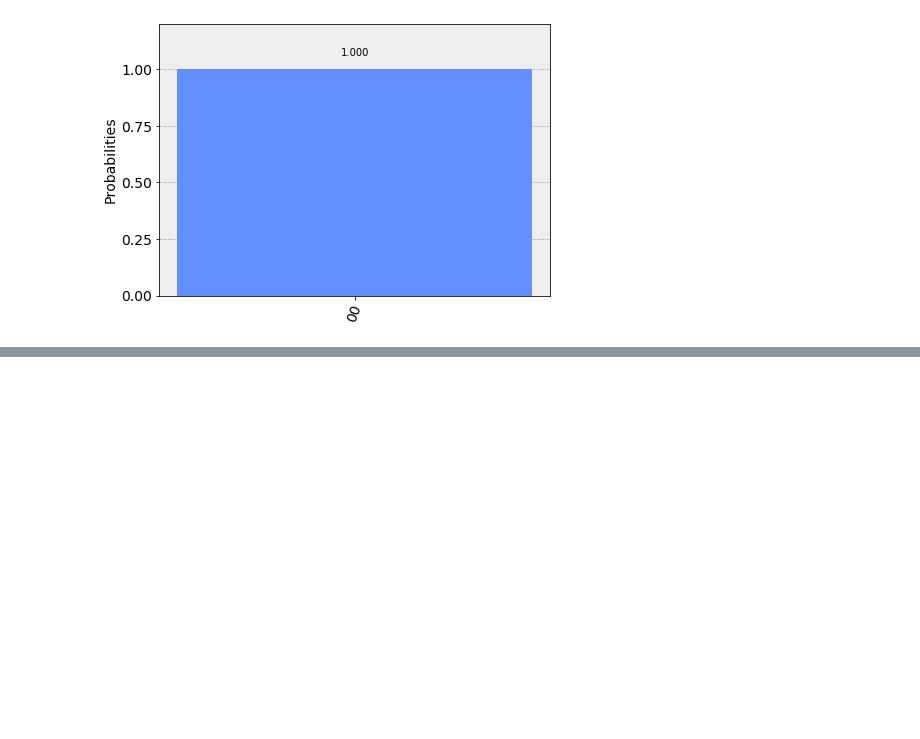
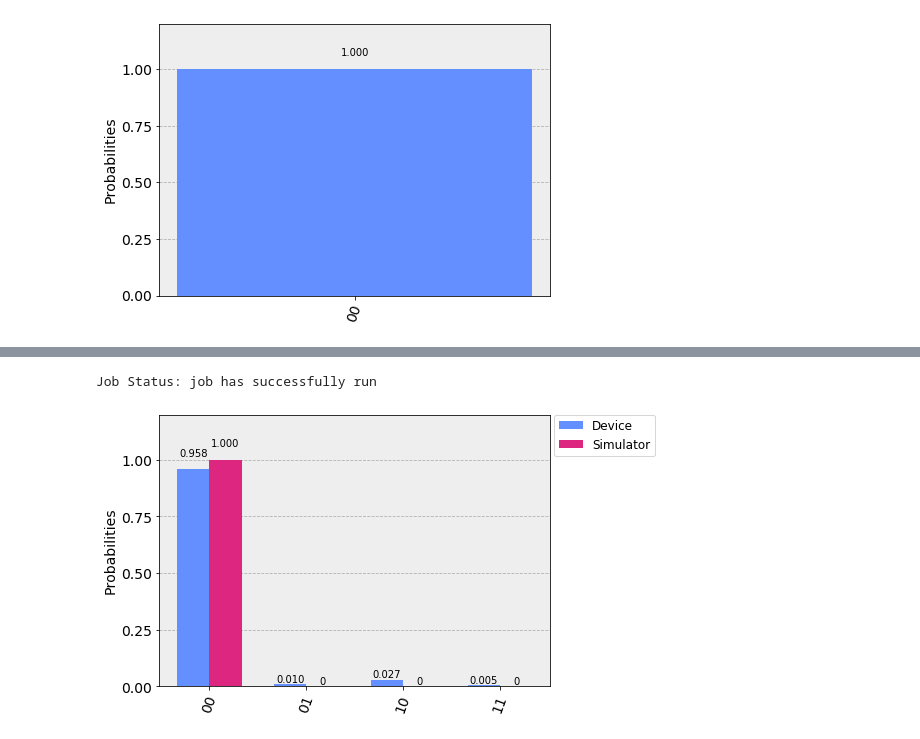
Before and after one commit to Adri-md-1208/Quantum-Project, a Jupyter notebook: Tutorials/Getting started in Qiskit.ipynb, the cells around one changed output, grey strips where cells are left out. Cells and saved outputs as stored; diff of their text form; code cells hidden in the pictures; blank space fills up the shorter version.

```diff
--- a/Tutorials/Getting started in Qiskit.ipynb
+++ b/Tutorials/Getting started in Qiskit.ipynb
@@ -84,0 +89,2 @@ plot_histogram(counts)
+# %%
+IBMQ.load_account()
@@ -84,0 +98,4 @@ plot_histogram(counts)
+# %%
+#Providers give us a list of services, including backends
+provider = IBMQ.get_provider(group='open')
+provider.backends()
@@ -84,0 +111,17 @@ plot_histogram(counts)
+# %%
+#Runing circuits on real devices
+backend = provider.get_backend('ibmq_london')
+# %%
+#Runing on a real device
+from qiskit.tools.monitor import job_monitor
+job_exp = execute(qc, backend=backend)
+job_monitor(job_exp)
+# %% [output]
+Job Status: job has successfully run
+# %%
+#Ploting the results
+result_exp = job_exp.result()
+counts_exp = result_exp.get_counts(qc)
+plot_histogram([counts_exp, counts], legend=['Device','Simulator'])
+# %% [output]
+[figure, added]
```
Also changed, not shown: parts of 8 cells of this notebook.
